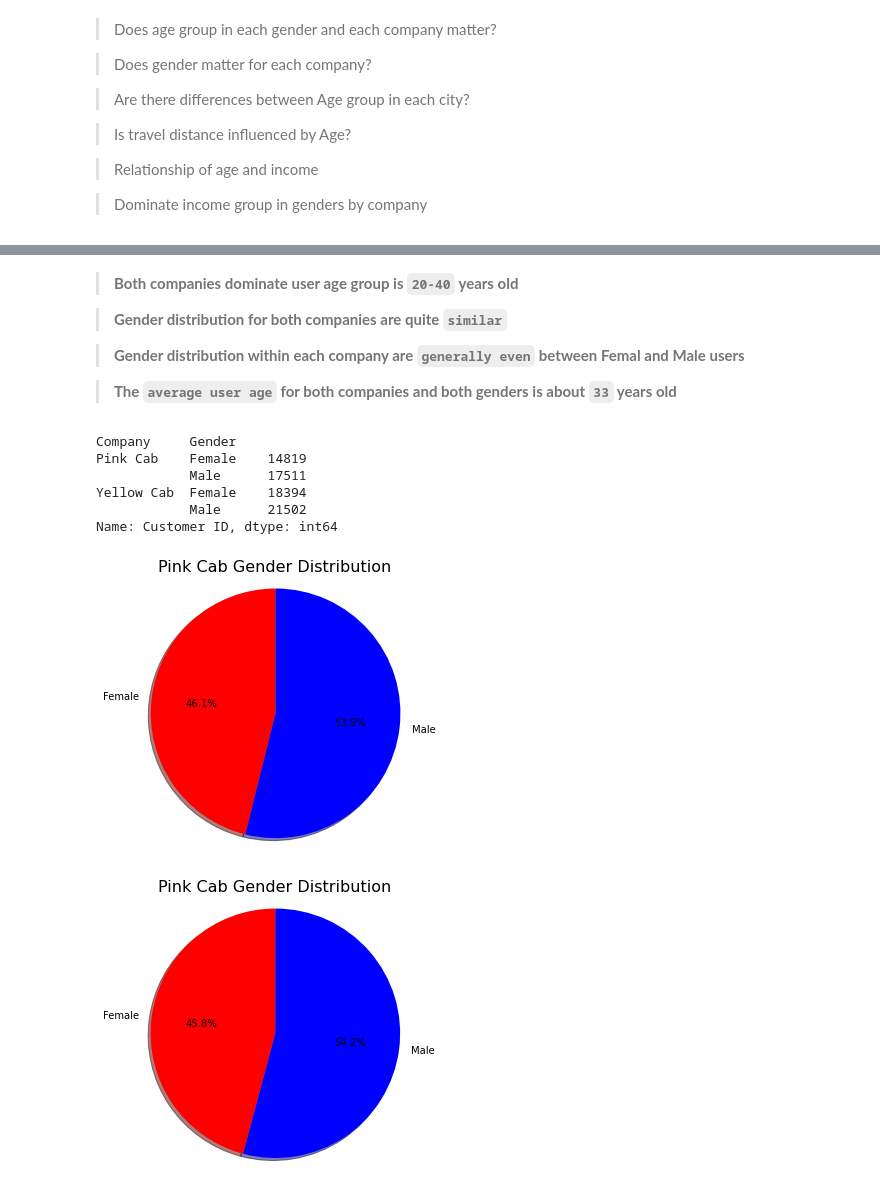
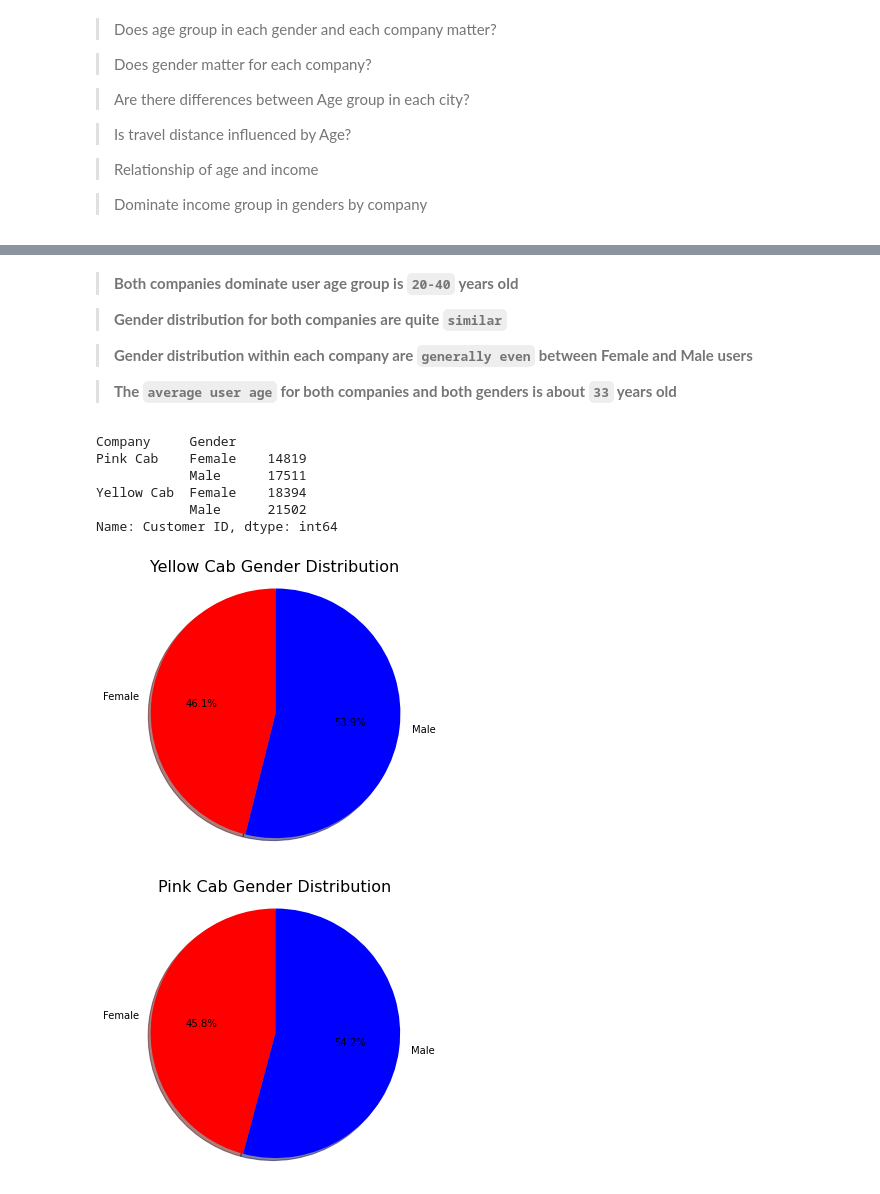
Before and after one commit to YanjunLin-Andrie/Data_Glacier, a Jupyter notebook: Data Glacier/WK2/G2M.ipynb, the cells around one changed output, grey strips where cells are left out. Saved outputs shown, nothing was run; the diff lists cells and outputs as text; code cells hidden in the pictures.

```diff
--- a/Data Glacier/WK2/G2M.ipynb
+++ b/Data Glacier/WK2/G2M.ipynb
@@ -664,7 +664,7 @@ df.hvplot.violin(
 
 > <b> Gender distribution for both companies are quite `similar` </b>
 
-> <b> Gender distribution within each company are `generally even` between Femal and Male users </b>
+> <b> Gender distribution within each company are `generally even` between Female and Male users </b>
 
 > <b> The `average user age` for both companies and both genders is about `33` years old </b>
 # %%
@@ -682,15 +682,15 @@ Name: Customer ID, dtype: int64
 # %%
 # Using pie chart graph the gender distribution for Yellow cab
 labels = 'Female', 'Male'
 sizes = gender['Yellow Cab']
 colors = ['red', 'blue']
 fig2, ax2 = plt.subplots(figsize=(5,5))
 ax2.pie(sizes, labels=labels, autopct='%1.1f%%',shadow=True, startangle=90, colors = colors)
 ax2.axis('equal')
-plt.title('Pink Cab Gender Distribution', fontsize = 16)
+plt.title('Yellow Cab Gender Distribution', fontsize = 16)
 plt.show()
 # %% [output]
-[figure, old version]
+[figure, new version]
 # %%
 # Using pie chart graph the gender distribution for Pink cab
 labels = 'Female', 'Male'
```
Also changed, not shown: parts of 12 cells of this notebook.
